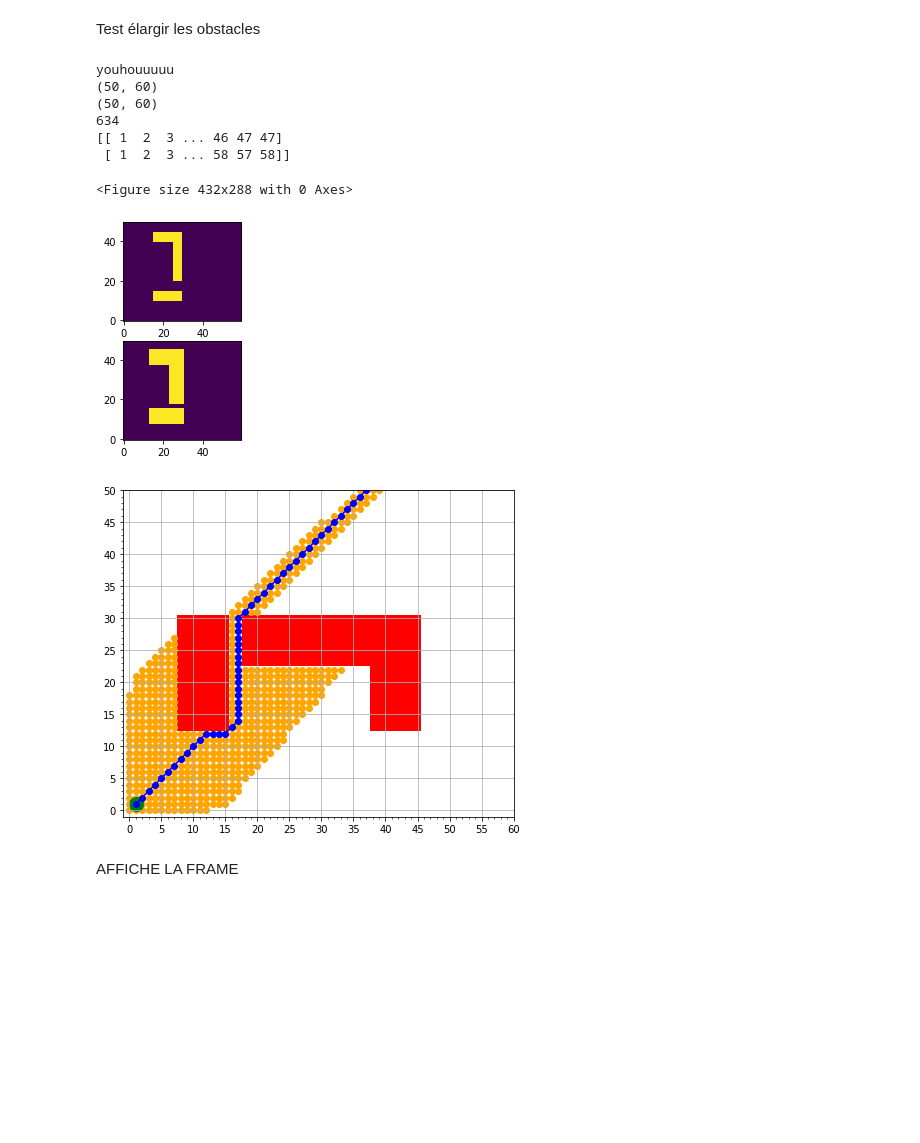
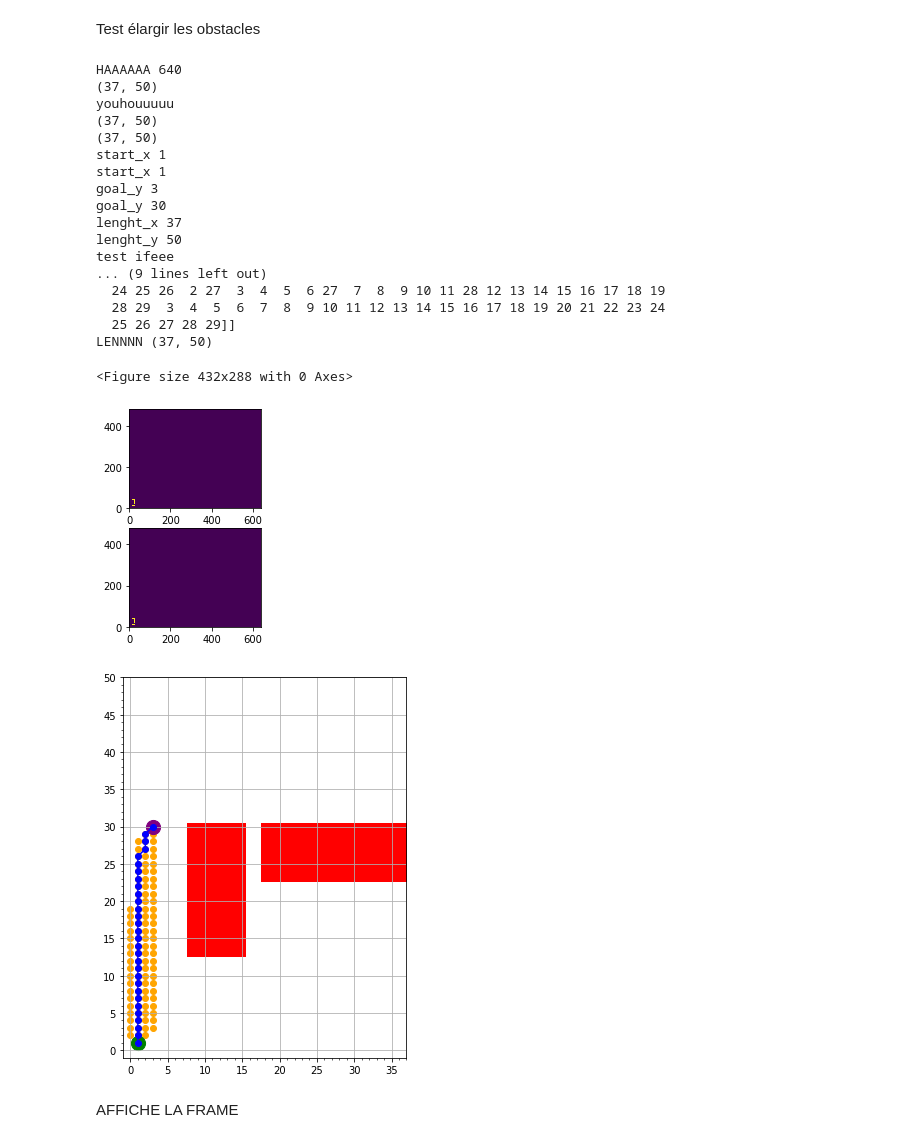
Before and after one commit to antoinetx/Mobile_robot, a Jupyter notebook: test_vision.ipynb, the cells around one changed output. Cells and saved outputs as stored; diff of their text form; code cells hidden in the pictures; blank space fills up the shorter version.

Commit message:
update optimal path

```diff
--- a/test_vision.ipynb
+++ b/test_vision.ipynb
@@ -75,57 +75,72 @@ import video_frame as vf
 
 George = Robot()
 lausanne = Map(5,50)
-pos=(1,1)
-George.set_start_pos(pos)
-George.set_goal((48,58))
+George.set_start_pos((1,1))
+George.set_goal((3,30))
 
 # Grid test initialisation
-frame = np.zeros((50,60))
+frame = np.zeros((640, 480))
 frame[10:15,15:30] = 250
 frame[20:40,25:30] = 250
 frame[40:45,15:30] = 250
 
+print("HAAAAAA", max(frame.shape))
+lausanne.set_map_lenght(frame)
+print(lausanne.get_lenght())
 
 
 # Expand the grid
+
 new_frame = lausanne.security_grid_expand(frame)
 
 
 ########################
 ## PLOT AND PATH CALCULATION TEST
 #########################
-len_i = len(frame)
+#len_i = len(frame)
+
 
 plt.figure()
 
 #subplot(r,c) provide the no. of rows and columns
 f, ax = plt.subplots(2,1)
 
 # use the created array to output your multiple images. In this case I have stacked 4 images vertically
-ax[0].imshow(frame, vmin=0, vmax=1, origin='lower', interpolation='none', alpha=1)
+ax[0].imshow(new_frame, vmin=0, vmax=1, origin='lower', interpolation='none', alpha=1)
 ax[1].imshow(new_frame, vmin=0, vmax=1, origin='lower', interpolation='none', alpha=1)
 plt.draw()
 
-path, visitedNodes = op.path_computation(George.get_start() , George.get_goal() , len_i, new_frame)
+path, visitedNodes = op.path_computation(George.get_start() , George.get_goal() , lausanne.get_lenght(), new_frame)
 
 George.set_path(path)
 George.set_visit_nodes(visitedNodes)
 
 # Display the optimal path
-op.display_map(len_i,  new_frame,  George.get_visit_nodes(), George.get_path(), George.get_start(), George.get_goal())
+op.display_map(lausanne.get_lenght(),  new_frame,  George.get_visit_nodes(), George.get_path(), George.get_start(), George.get_goal())
 
 
 plt.show()
 # %% [output]
+HAAAAAA 640
+(37, 50)
 youhouuuuu
-(50, 60)
-(50, 60)
-634
-[[ 1  2  3 ... 46 47 47]
- [ 1  2  3 ... 58 57 58]]
+(37, 50)
+(37, 50)
+start_x 1
+start_x 1
+goal_y 3
+goal_y 30
+lenght_x 37
+lenght_y 50
+test ifeee
+... (9 lines left out)
+  24 25 26  2 27  3  4  5  6 27  7  8  9 10 11 28 12 13 14 15 16 17 18 19
+  28 29  3  4  5  6  7  8  9 10 11 12 13 14 15 16 17 18 19 20 21 22 23 24
+  25 26 27 28 29]]
+LENNNN (37, 50)
 <Figure size 432x288 with 0 Axes>
-[figure, old version]
+[figure, new version]
-[figure, old version]
+[figure, new version]
 # %% [markdown]
 AFFICHE LA FRAME
 # %%
```
Also changed, not shown: parts of 1 cell of this notebook, 3 other files.
